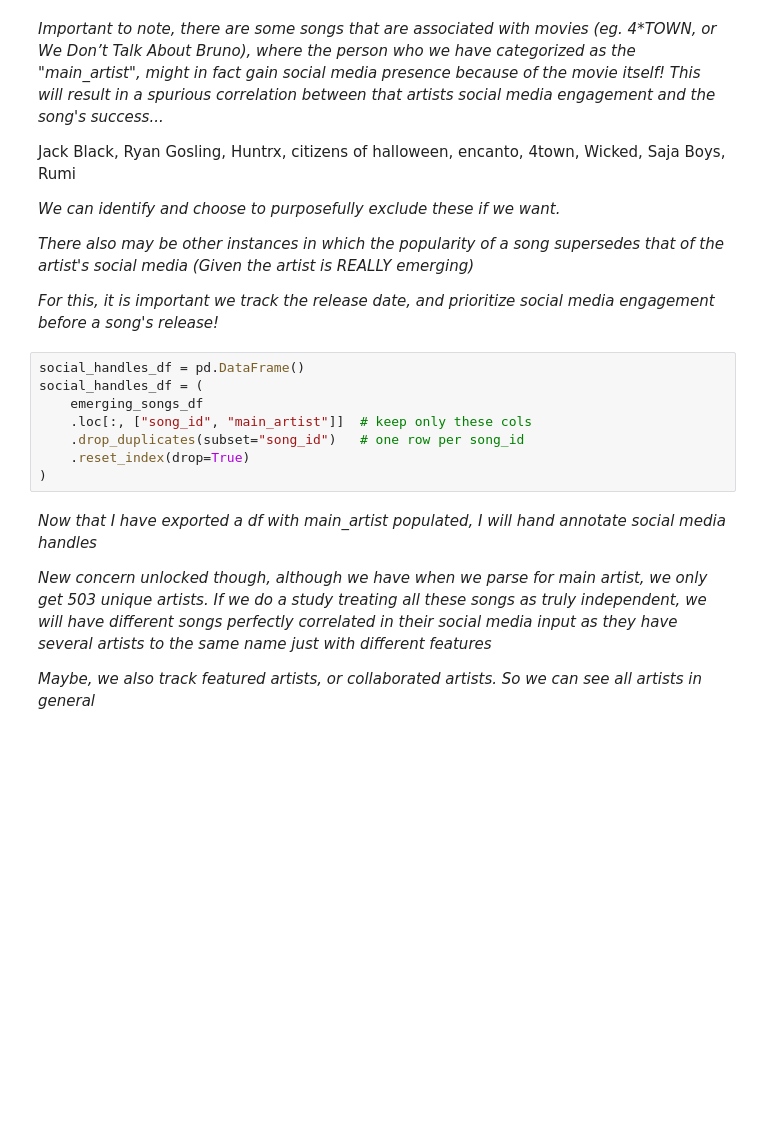
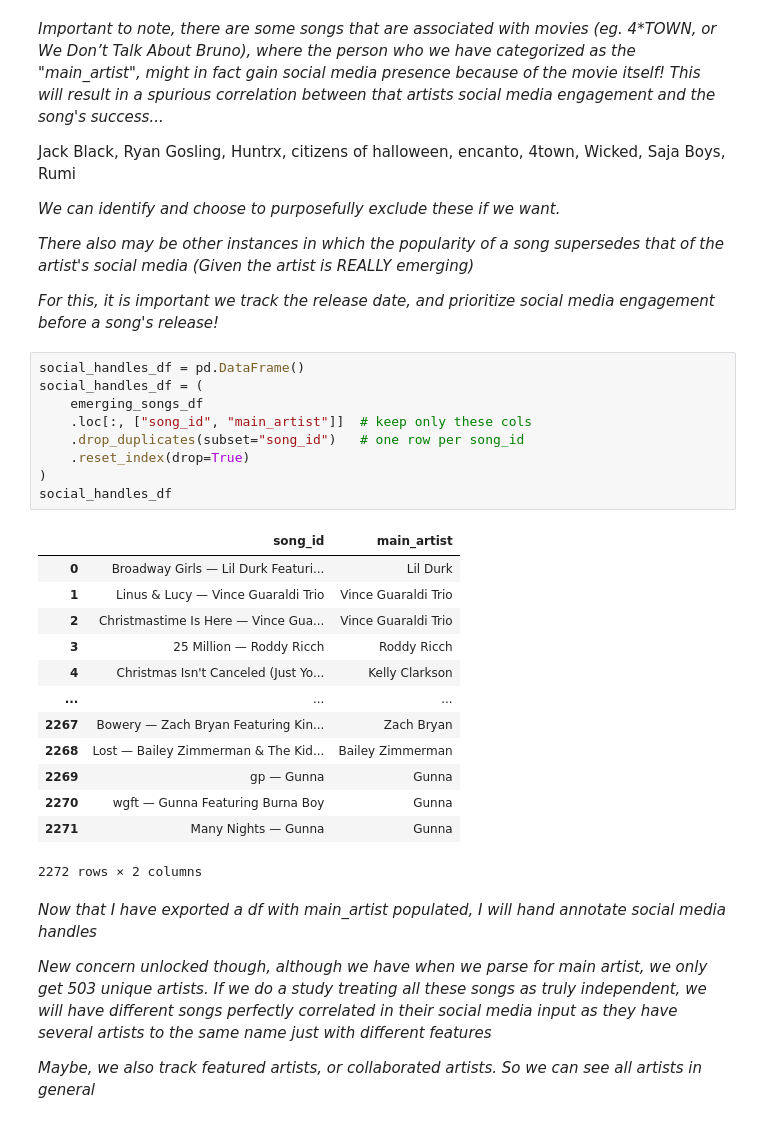
Before and after one commit to tom4sg/DURF, a Jupyter notebook: data_processing.ipynb, the cells around one changed output. Saved outputs shown, nothing was run; the diff lists cells and outputs as text; blank space fills up the shorter version.

```diff
--- a/data_processing.ipynb
+++ b/data_processing.ipynb
@@ -328,11 +328,26 @@ Jack Black, Ryan Gosling, Huntrx, citizens of halloween, encanto, 4town, Wicked,
 # %%
 social_handles_df = pd.DataFrame()
 social_handles_df = (
     emerging_songs_df
     .loc[:, ["song_id", "main_artist"]]  # keep only these cols
     .drop_duplicates(subset="song_id")   # one row per song_id
     .reset_index(drop=True)
 )
+social_handles_df
+# %% [output]
+|  | song_id | main_artist |
+| 0 | Broadway Girls — Lil Durk Featuri... | Lil Durk |
+| 1 | Linus & Lucy — Vince Guaraldi Trio | Vince Guaraldi Trio |
+| 2 | Christmastime Is Here — Vince Gua... | Vince Guaraldi Trio |
+| 3 | 25 Million — Roddy Ricch | Roddy Ricch |
+| 4 | Christmas Isn't Canceled (Just Yo... | Kelly Clarkson |
+| ... | ... | ... |
+| 2267 | Bowery — Zach Bryan Featuring Kin... | Zach Bryan |
+| 2268 | Lost — Bailey Zimmerman & The Kid... | Bailey Zimmerman |
+| 2269 | gp — Gunna | Gunna |
+| 2270 | wgft — Gunna Featuring Burna Boy | Gunna |
+| 2271 | Many Nights — Gunna | Gunna |
+2272 rows × 2 columns
 # %% [markdown]
 *Now that I have exported a df with main_artist populated, I will hand annotate social media handles*
 
```
Also changed, not shown: parts of 4 cells of this notebook, 3 other files.
